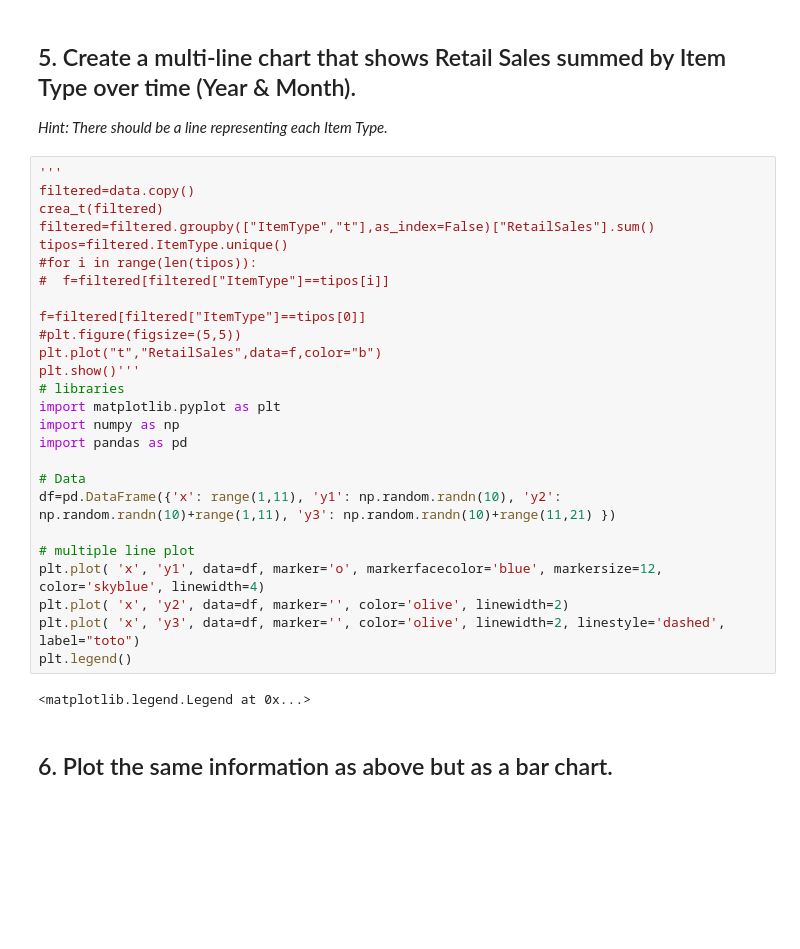
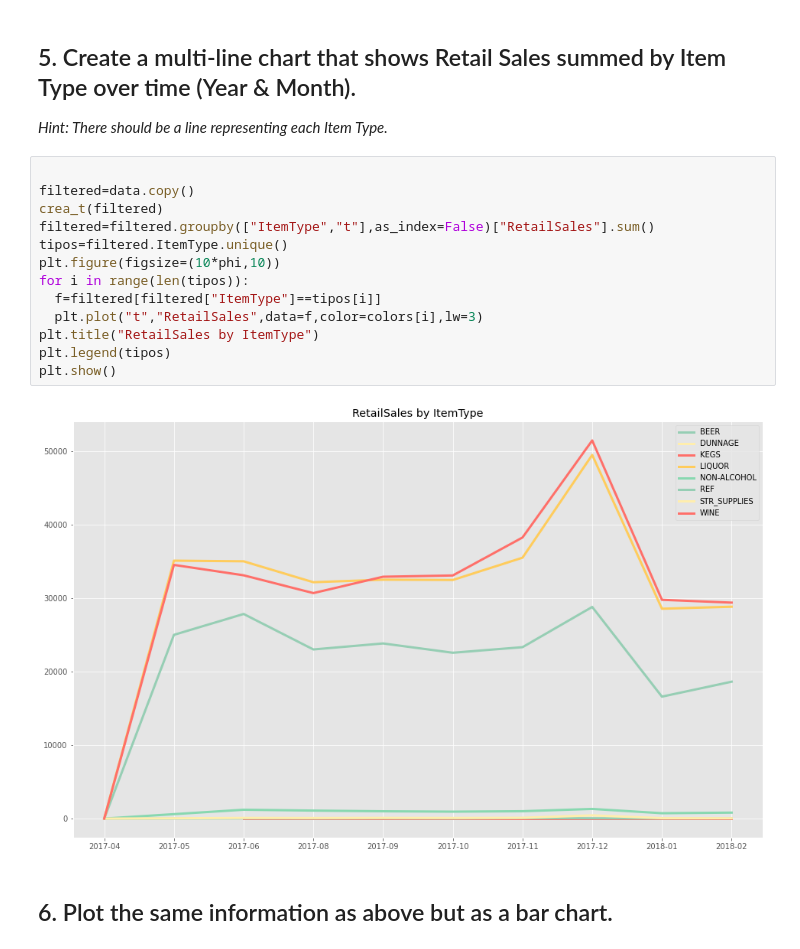
Before and after one commit to ta-data-mexpt/lab-plotting-multiple-data-series, a Jupyter notebook: your-code/main.ipynb, the cells around one changed output. Cells and saved outputs as stored; diff of their text form; blank space fills up the shorter version.

```diff
--- a/your-code/main.ipynb
+++ b/your-code/main.ipynb
@@ -108,33 +108,20 @@ Canvas(toolbar=Toolbar(toolitems=[('Home', 'Reset original view', 'home', 'home'
 ## 5. Create a multi-line chart that shows Retail Sales summed by Item Type over time (Year & Month).
 
 *Hint: There should be a line representing each Item Type.*
-# %%
-'''
-filtered=data.copy()
-crea_t(filtered)
-filtered=filtered.groupby(["ItemType","t"],as_index=False)["RetailSales"].sum()
-tipos=filtered.ItemType.unique()
-#for i in range(len(tipos)):
-#  f=filtered[filtered["ItemType"]==tipos[i]]
-
-f=filtered[filtered["ItemType"]==tipos[0]]
-#plt.figure(figsize=(5,5))
-plt.plot("t","RetailSales",data=f,color="b")
-plt.show()'''
-# libraries
-import matplotlib.pyplot as plt
-import numpy as np
-import pandas as pd
-
-# Data
-df=pd.DataFrame({'x': range(1,11), 'y1': np.random.randn(10), 'y2': np.random.randn(10)+range(1,11), 'y3': np.random.randn(10)+range(11,21) })
-
-# multiple line plot
-plt.plot( 'x', 'y1', data=df, marker='o', markerfacecolor='blue', markersize=12, color='skyblue', linewidth=4)
-plt.plot( 'x', 'y2', data=df, marker='', color='olive', linewidth=2)
-plt.plot( 'x', 'y3', data=df, marker='', color='olive', linewidth=2, linestyle='dashed', label="toto")
-plt.legend()
-# %% [output]
-<matplotlib.legend.Legend at 0x...>
+# %%
+
+filtered=data.copy()
+crea_t(filtered)
+filtered=filtered.groupby(["ItemType","t"],as_index=False)["RetailSales"].sum()
+tipos=filtered.ItemType.unique()
+plt.figure(figsize=(10*phi,10))
+for i in range(len(tipos)):
+  f=filtered[filtered["ItemType"]==tipos[i]]
+  plt.plot("t","RetailSales",data=f,color=colors[i],lw=3)
+plt.title("RetailSales by ItemType")
+plt.legend(tipos)
+plt.show()
+# %% [output]
+[figure, added]
 # %% [markdown]
 ## 6. Plot the same information as above but as a bar chart.
```
Also changed, not shown: parts of 5 cells of this notebook.
